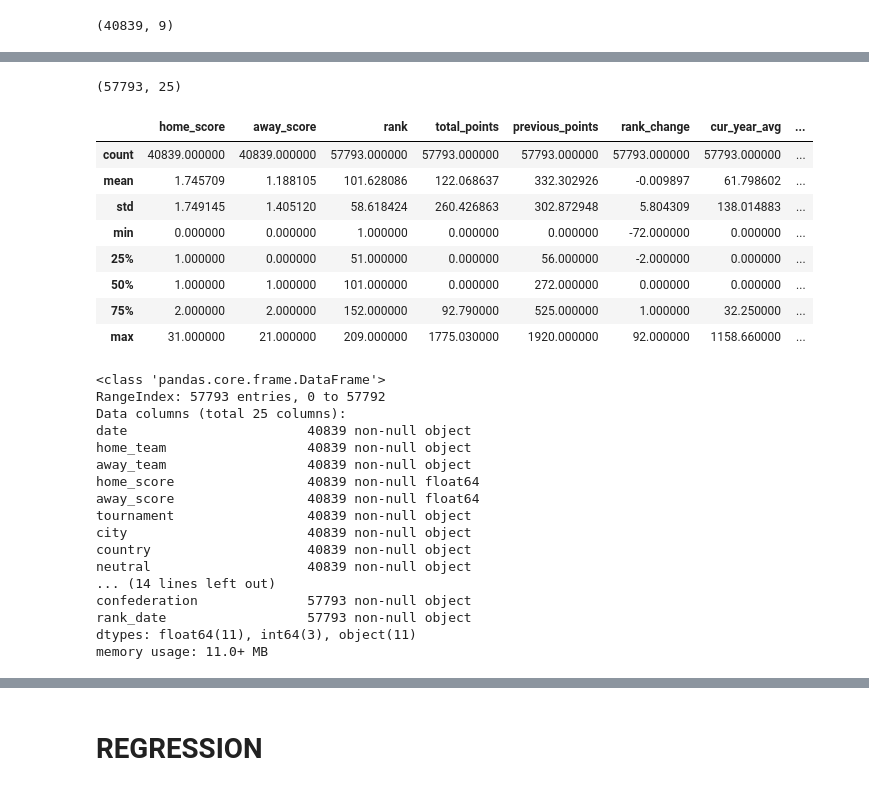
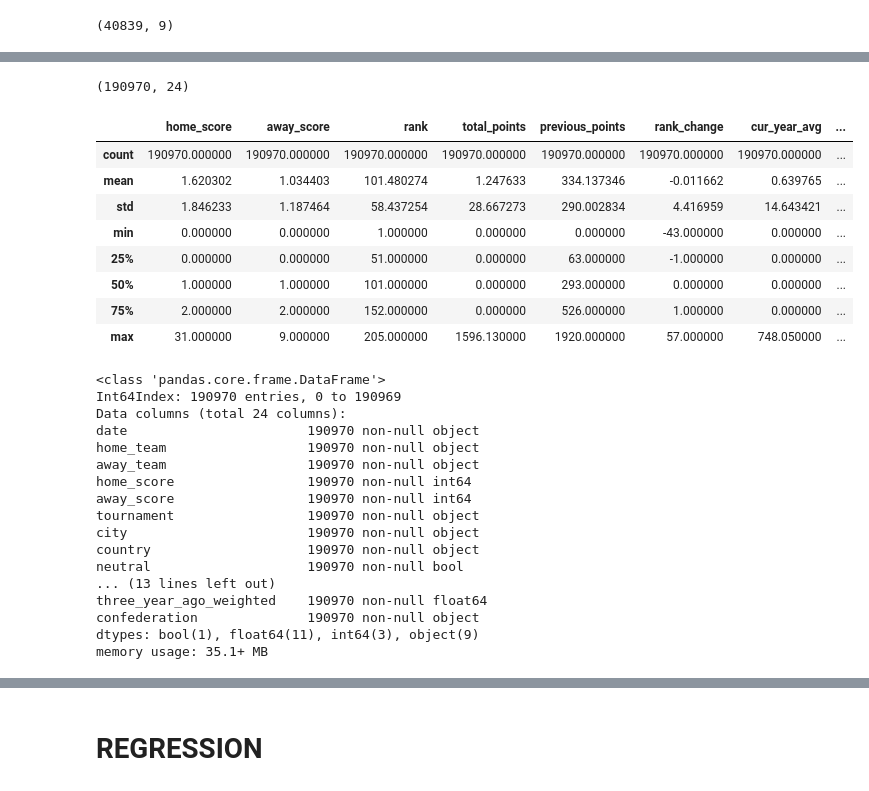
Before and after one commit to cecilia-wanja/Football-prediction-scores, a Jupyter notebook: Independent_project_week6_core.ipynb, the cells around one changed output, grey strips where cells are left out. Cells and saved outputs as stored; diff of their text form; code cells hidden in the pictures.

```diff
--- a/Independent_project_week6_core.ipynb
+++ b/Independent_project_week6_core.ipynb
@@ -53,0 +56,4 @@ data2.head()
+# %%
+#renaming the rank date to date
+data2.rename(columns={"rank_date": "date"}, inplace = True)
+data2.columns
@@ -75,0 +76,6 @@ newfootball.head()
+# %%
+#merging football to the data2
+
+df_merge = pd.merge(football, data2, on='date')
+
+df_merge.head()
@@ -76,39 +100,39 @@ newfootball.head()
 # %%
 #looking at the number of rows and columns
-newfootball.shape
+df_merge.shape
 # %% [output]
-(57793, 25)
+(190970, 24)
 # %%
 #useful statistics about our dataset
-newfootball.describe()
+df_merge.describe()
 # %% [output]
 |  | home_score | away_score | rank | total_points | previous_points | rank_change | cur_year_avg | ... |
-| count | 40839.000000 | 40839.000000 | 57793.000000 | 57793.000000 | 57793.000000 | 57793.000000 | 57793.000000 | ... |
-| mean | 1.745709 | 1.188105 | 101.628086 | 122.068637 | 332.302926 | -0.009897 | 61.798602 | ... |
-| std | 1.749145 | 1.405120 | 58.618424 | 260.426863 | 302.872948 | 5.804309 | 138.014883 | ... |
-| min | 0.000000 | 0.000000 | 1.000000 | 0.000000 | 0.000000 | -72.000000 | 0.000000 | ... |
-| 25% | 1.000000 | 0.000000 | 51.000000 | 0.000000 | 56.000000 | -2.000000 | 0.000000 | ... |
-| 50% | 1.000000 | 1.000000 | 101.000000 | 0.000000 | 272.000000 | 0.000000 | 0.000000 | ... |
-| 75% | 2.000000 | 2.000000 | 152.000000 | 92.790000 | 525.000000 | 1.000000 | 32.250000 | ... |
-| max | 31.000000 | 21.000000 | 209.000000 | 1775.030000 | 1920.000000 | 92.000000 | 1158.660000 | ... |
+| count | 190970.000000 | 190970.000000 | 190970.000000 | 190970.000000 | 190970.000000 | 190970.000000 | 190970.000000 | ... |
+| mean | 1.620302 | 1.034403 | 101.480274 | 1.247633 | 334.137346 | -0.011662 | 0.639765 | ... |
+| std | 1.846233 | 1.187464 | 58.437254 | 28.667273 | 290.002834 | 4.416959 | 14.643421 | ... |
+| min | 0.000000 | 0.000000 | 1.000000 | 0.000000 | 0.000000 | -43.000000 | 0.000000 | ... |
+| 25% | 0.000000 | 0.000000 | 51.000000 | 0.000000 | 63.000000 | -1.000000 | 0.000000 | ... |
+| 50% | 1.000000 | 1.000000 | 101.000000 | 0.000000 | 293.000000 | 0.000000 | 0.000000 | ... |
+| 75% | 2.000000 | 2.000000 | 152.000000 | 0.000000 | 526.000000 | 1.000000 | 0.000000 | ... |
+| max | 31.000000 | 9.000000 | 205.000000 | 1596.130000 | 1920.000000 | 57.000000 | 748.050000 | ... |
 # %%
 #the datatypes of each column
-newfootball.info()
+df_merge.info()
 # %% [output]
 <class 'pandas.core.frame.DataFrame'>
-RangeIndex: 57793 entries, 0 to 57792
-Data columns (total 25 columns):
-date                       40839 non-null object
-home_team                  40839 non-null object
-away_team                  40839 non-null object
-home_score                 40839 non-null float64
-away_score                 40839 non-null float64
-tournament                 40839 non-null object
-city                       40839 non-null object
-country                    40839 non-null object
-neutral                    40839 non-null object
-... (14 lines left out)
-confederation              57793 non-null object
-rank_date                  57793 non-null object
-dtypes: float64(11), int64(3), object(11)
-memory usage: 11.0+ MB
+Int64Index: 190970 entries, 0 to 190969
+Data columns (total 24 columns):
+date                       190970 non-null object
+home_team                  190970 non-null object
+away_team                  190970 non-null object
+home_score                 190970 non-null int64
+away_score                 190970 non-null int64
+tournament                 190970 non-null object
+city                       190970 non-null object
+country                    190970 non-null object
+neutral                    190970 non-null bool
+... (13 lines left out)
+three_year_ago_weighted    190970 non-null float64
+confederation              190970 non-null object
+dtypes: bool(1), float64(11), int64(3), object(9)
+memory usage: 35.1+ MB
```
Also changed, not shown: parts of 73 cells of this notebook.
